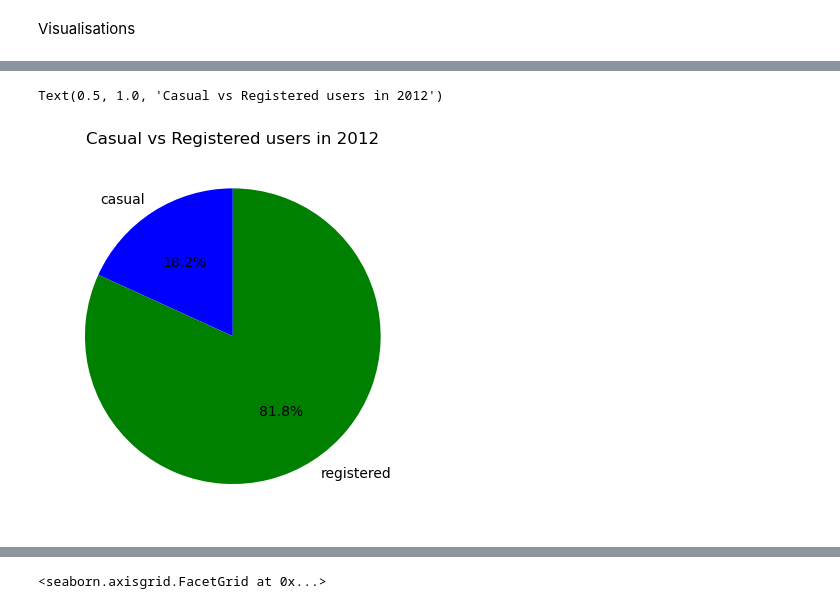
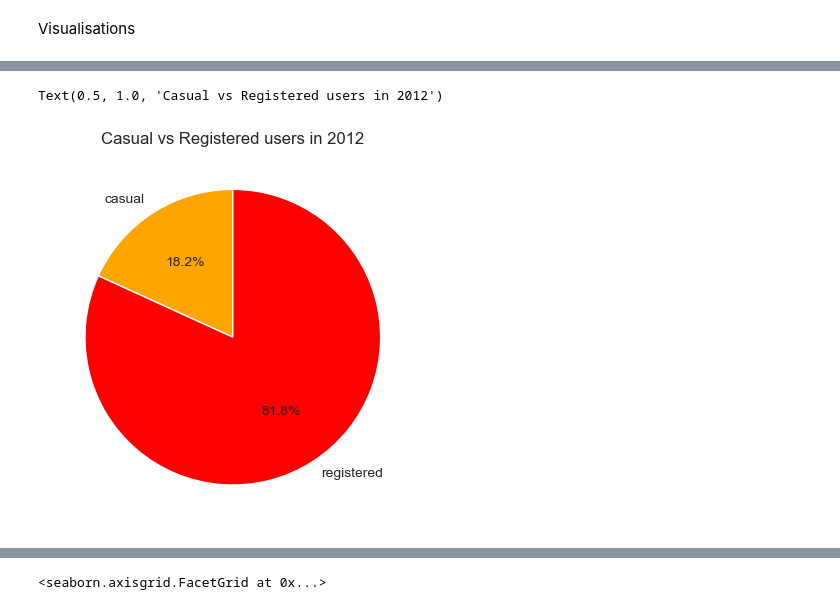
Before and after one commit to MiriamHerrmann/Bike-EDA, a Jupyter notebook: bike_eda.ipynb, the cells around one changed output, grey strips where cells are left out. Drawn from its saved outputs; the diff is of its cells as text; code cells hidden in the pictures.

```diff
--- a/bike_eda.ipynb
+++ b/bike_eda.ipynb
@@ -357,16 +357,16 @@ Text(0.5, 1.0, 'Casual vs Registered users in 2011')
 # %%
 #breakdown 2012
 casual = 372765
 registered = 1676811
 
 labels = ['casual', 'registered']
 sizes = [casual, registered]
-colors = ['blue', 'green']
+colors = ['orange', 'red']
 plt.pie(sizes, labels=labels, colors=colors, autopct='%1.1f%%', startangle=90)
 plt.title('Casual vs Registered users in 2012')
 # %% [output]
 Text(0.5, 1.0, 'Casual vs Registered users in 2012')
-[figure, old version]
+[figure, new version]
 # %%
 #bike total count hue year
 sns.histplot(x = 'hour', data= hd).set(title='Total count of bikes used every hour by year')
```
Also changed, not shown: parts of 19 cells of this notebook.
